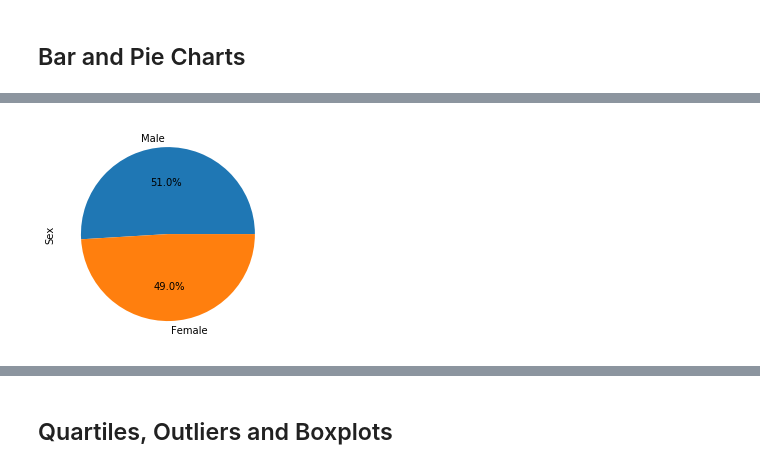
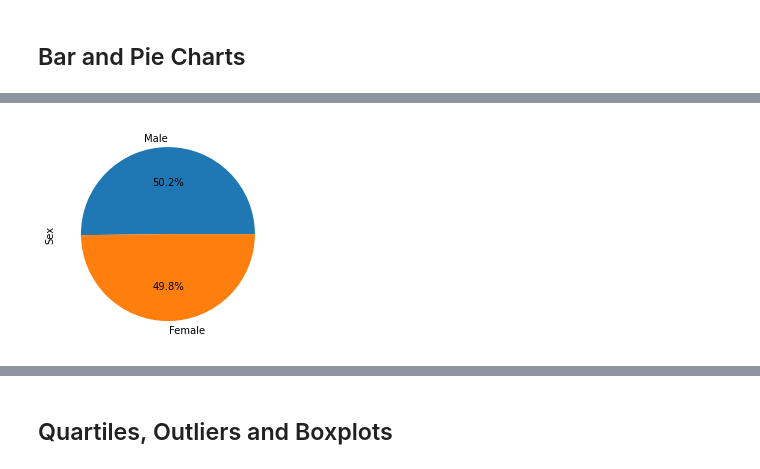
Before and after one commit to xCandy13/matplotlib-challenge, a Jupyter notebook: Pymaceuticals/pymaceuticals.ipynb, the cells around one changed output, grey strips where cells are left out. Saved outputs shown, nothing was run; the diff lists cells and outputs as text; code cells hidden in the pictures.

```diff
--- a/Pymaceuticals/pymaceuticals.ipynb
+++ b/Pymaceuticals/pymaceuticals.ipynb
@@ -136,4 +157,9 @@ tumor_summary_agg
 # %%
 # Generate a pie plot showing the distribution of female versus male mice using Pandas
+grouped_sex = mouse_data.groupby('Sex')['Mouse ID'].nunique()\
+                        .sort_values(ascending=False)\
+                        .plot(kind = 'pie',autopct='%1.1f%%')\
+                        .set_ylabel('Sex')
+grouped_sex;
 # %% [output]
-[figure, old version]
+[figure, new version]
```
Also changed, not shown: parts of 13 cells of this notebook, 1 other file.
